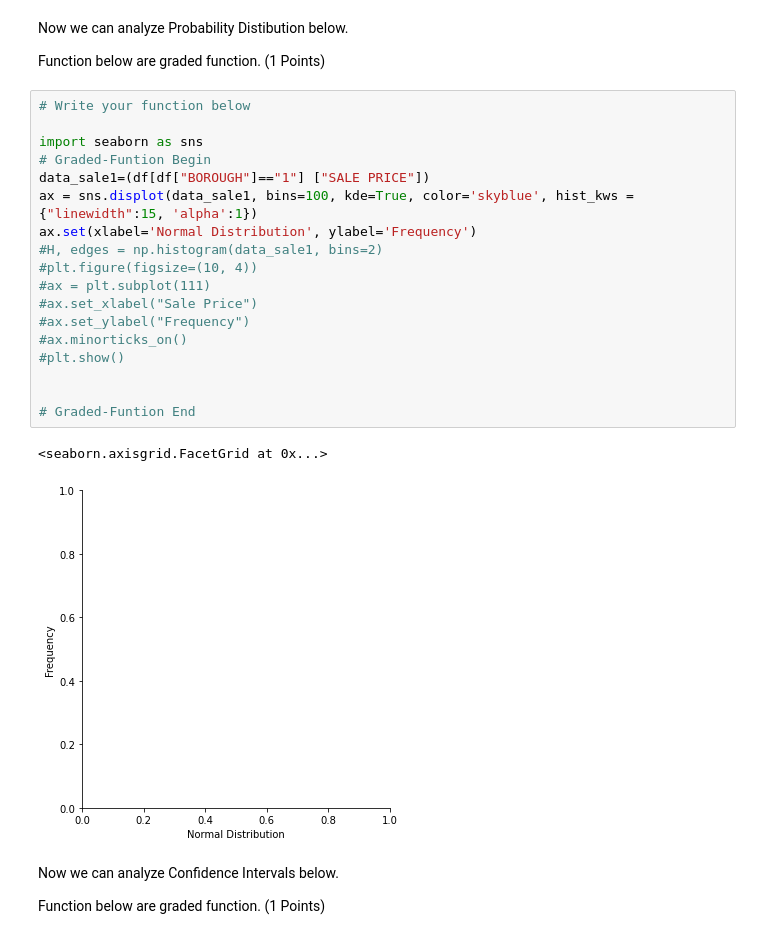
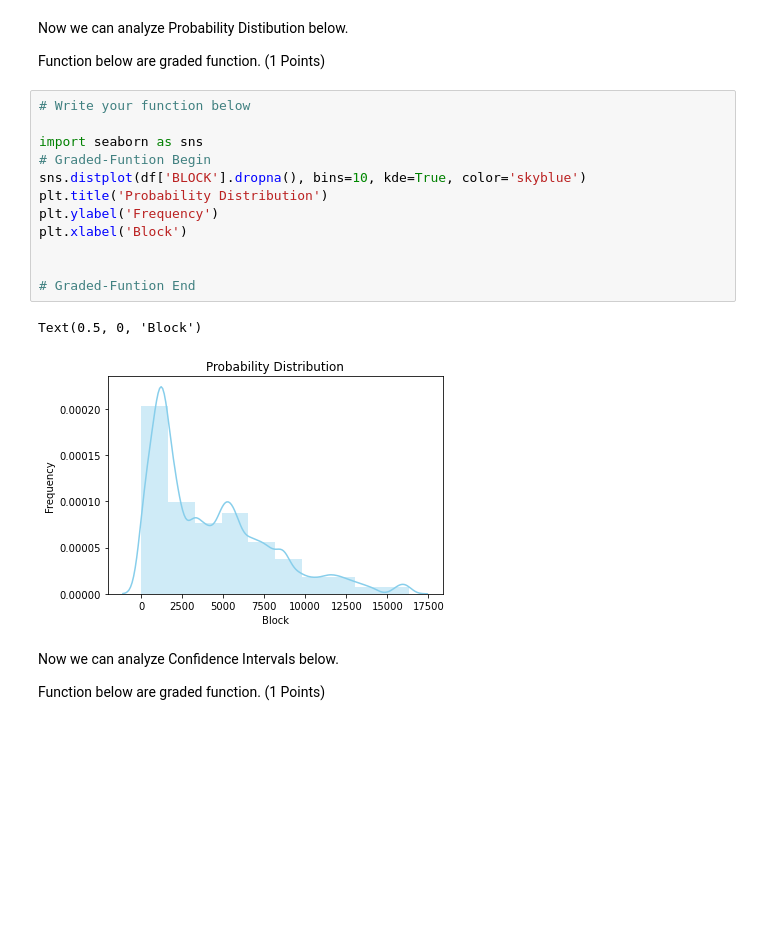
Before and after one commit to nurultr/H8_50, a Jupyter notebook: PYTN_Assgn_2_050_Nurul_Tyas_Rahmadani.ipynb, the cells around one changed output. Drawn from its saved outputs; the diff is of its cells as text; blank space fills up the shorter version.

```diff
--- a/PYTN_Assgn_2_050_Nurul_Tyas_Rahmadani.ipynb
+++ b/PYTN_Assgn_2_050_Nurul_Tyas_Rahmadani.ipynb
@@ -520,24 +520,18 @@ Function below are graded function. (1 Points)
 # %%
 # Write your function below
 
 import seaborn as sns
 # Graded-Funtion Begin
-data_sale1=(df[df["BOROUGH"]=="1"] ["SALE PRICE"])
-ax = sns.displot(data_sale1, bins=100, kde=True, color='skyblue', hist_kws ={"linewidth":15, 'alpha':1})
-ax.set(xlabel='Normal Distribution', ylabel='Frequency')
-#H, edges = np.histogram(data_sale1, bins=2)
-#plt.figure(figsize=(10, 4))
-#ax = plt.subplot(111)
-#ax.set_xlabel("Sale Price")
-#ax.set_ylabel("Frequency")
-#ax.minorticks_on()
-#plt.show()
+sns.distplot(df['BLOCK'].dropna(), bins=10, kde=True, color='skyblue')
+plt.title('Probability Distribution')
+plt.ylabel('Frequency')
+plt.xlabel('Block')
 
 
 # Graded-Funtion End
 # %% [output]
-<seaborn.axisgrid.FacetGrid at 0x...>
+Text(0.5, 0, 'Block')
-[figure, old version]
+[figure, new version]
 # %% [markdown]
 Now we can analyze Confidence Intervals below.
 
```
Also changed, not shown: parts of 1 cell of this notebook.
